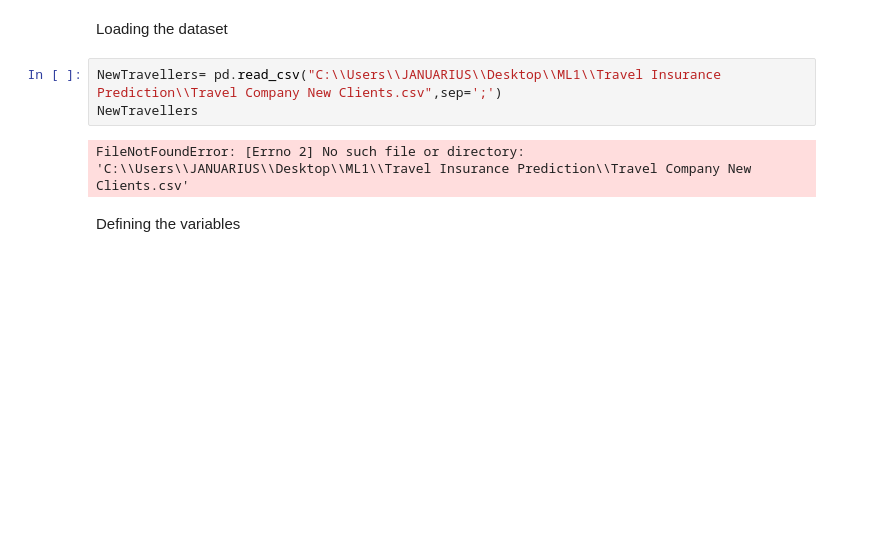
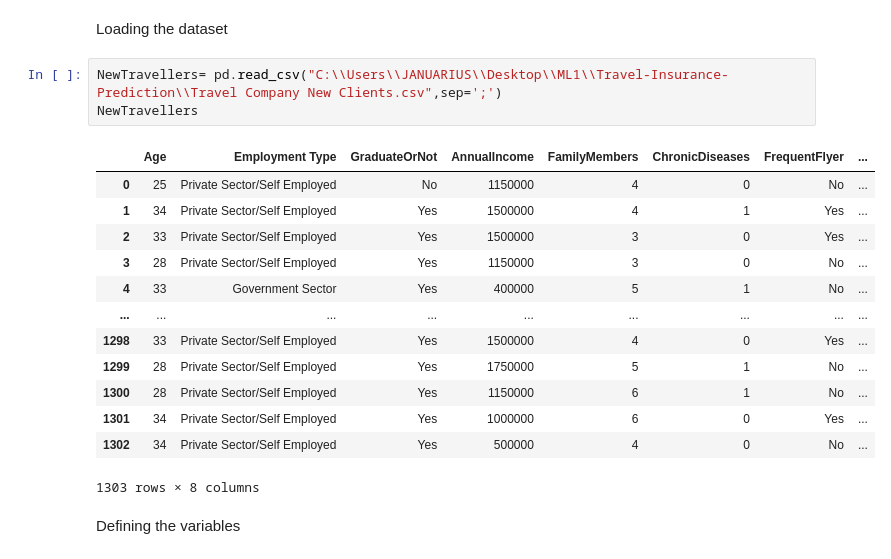
Before and after one commit to JanKosgei/Travel-Insurance-Prediction, a Jupyter notebook: Travel Insurance Prediction.ipynb, the cells around one changed output. Drawn from its saved outputs; the diff is of its cells as text; blank space fills up the shorter version.

```diff
--- a/Travel Insurance Prediction.ipynb
+++ b/Travel Insurance Prediction.ipynb
@@ -509,10 +507,22 @@ classifier=pickle.load(pickle_in)
 # %% [markdown]
 Loading the dataset
 # %%
-NewTravellers= pd.read_csv("C:\\Users\\JANUARIUS\\Desktop\\ML1\\Travel Insurance Prediction\\Travel Company New Clients.csv",sep=';')
+NewTravellers= pd.read_csv("C:\\Users\\JANUARIUS\\Desktop\\ML1\\Travel-Insurance-Prediction\\Travel Company New Clients.csv",sep=';')
 NewTravellers
 # %% [output]
+|  | Age | Employment Type | GraduateOrNot | AnnualIncome | FamilyMembers | ChronicDiseases | FrequentFlyer | ... |
+| 0 | 25 | Private Sector/Self Employed | No | 1150000 | 4 | 0 | No | ... |
+| 1 | 34 | Private Sector/Self Employed | Yes | 1500000 | 4 | 1 | Yes | ... |
+| 2 | 33 | Private Sector/Self Employed | Yes | 1500000 | 3 | 0 | Yes | ... |
+| 3 | 28 | Private Sector/Self Employed | Yes | 1150000 | 3 | 0 | No | ... |
+| 4 | 33 | Government Sector | Yes | 400000 | 5 | 1 | No | ... |
+| ... | ... | ... | ... | ... | ... | ... | ... | ... |
+| 1298 | 33 | Private Sector/Self Employed | Yes | 1500000 | 4 | 0 | Yes | ... |
+| 1299 | 28 | Private Sector/Self Employed | Yes | 1750000 | 5 | 1 | No | ... |
+| 1300 | 28 | Private Sector/Self Employed | Yes | 1150000 | 6 | 1 | No | ... |
+| 1301 | 34 | Private Sector/Self Employed | Yes | 1000000 | 6 | 0 | Yes | ... |
+| 1302 | 34 | Private Sector/Self Employed | Yes | 500000 | 4 | 0 | No | ... |
-FileNotFoundError: [Errno 2] No such file or directory: 'C:\\Users\\JANUARIUS\\Desktop\\ML1\\Travel Insurance Prediction\\Travel Company New Clients.csv'
+1303 rows × 8 columns
 # %% [markdown]
 Defining the variables
 # %%
```
Also changed, not shown: parts of 4 cells of this notebook, 1 other file.
